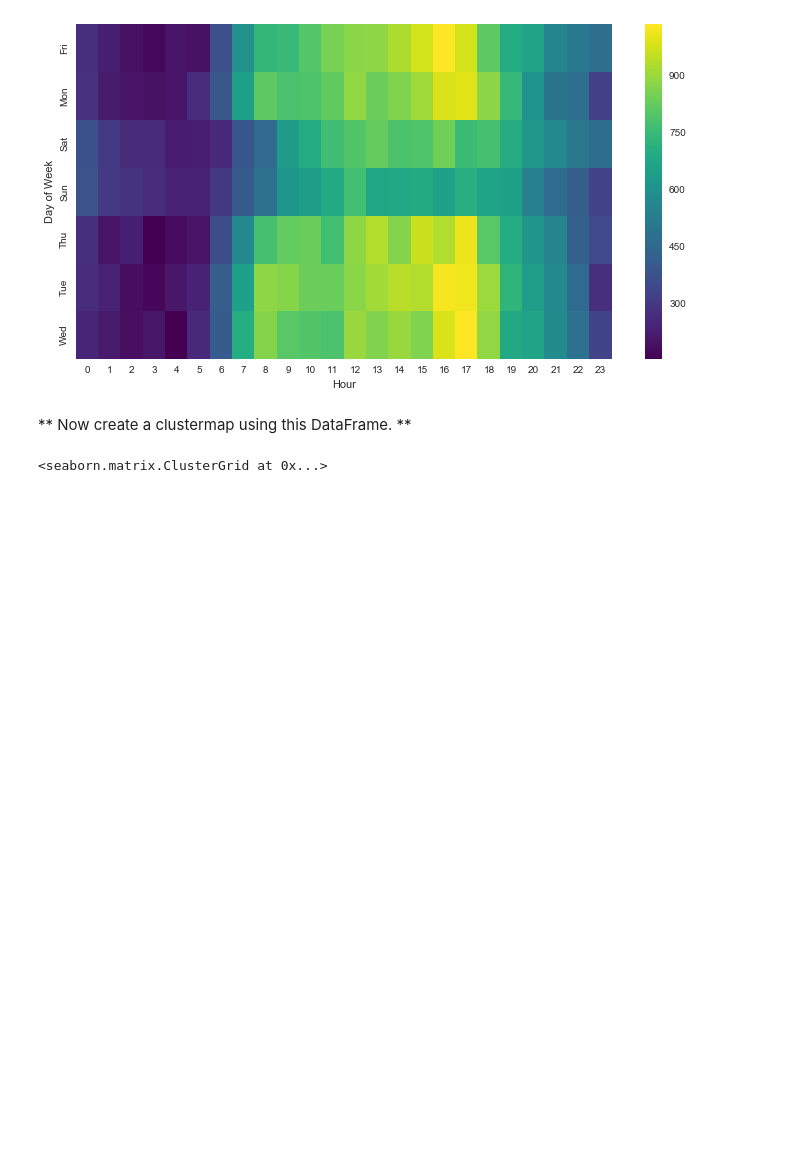
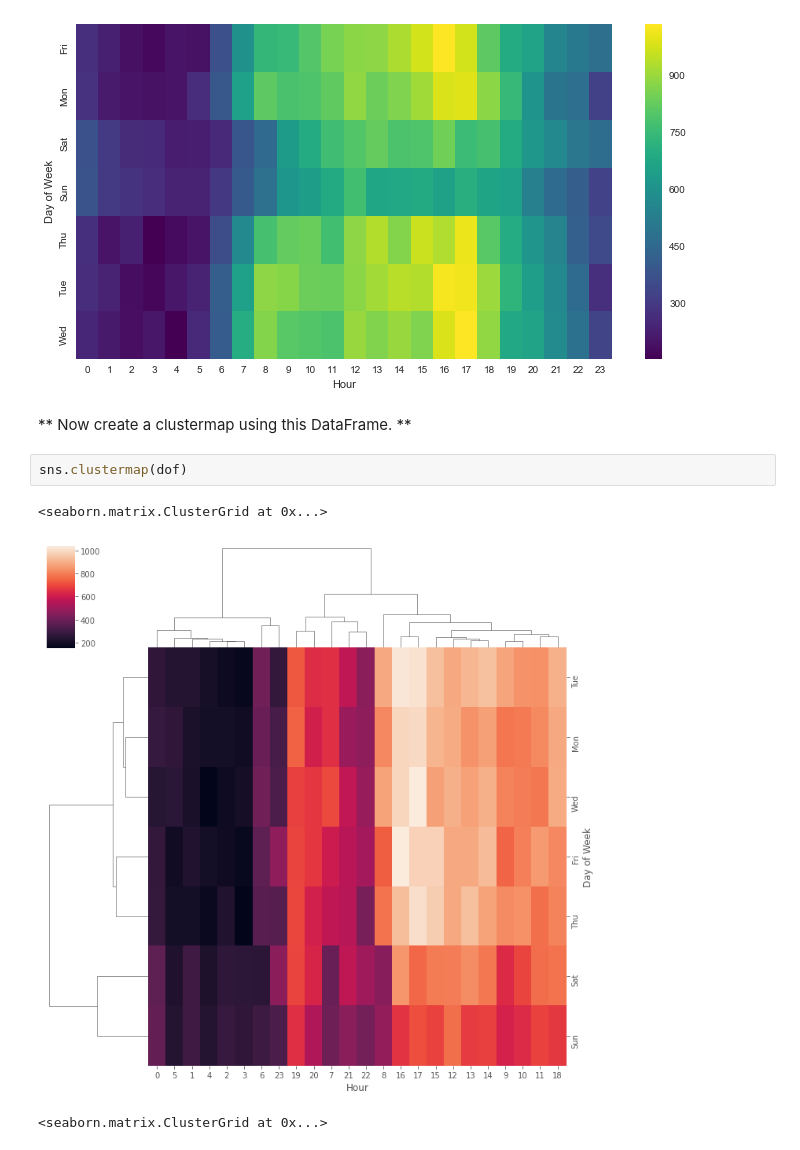
Before and after one commit to tamerhaddadin/Data_bootcamp, a Jupyter notebook: 01-911 Calls Data Capstone Project.ipynb, the cells around one changed output. Drawn from its saved outputs; the diff is of its cells as text; blank space fills up the shorter version.

```diff
--- a/01-911 Calls Data Capstone Project.ipynb
+++ b/01-911 Calls Data Capstone Project.ipynb
@@ -397,6 +349,11 @@ ____
 [figure]
 # %% [markdown]
 ** Now create a clustermap using this DataFrame. **
+# %%
+sns.clustermap(dof)
+# %% [output]
+<seaborn.matrix.ClusterGrid at 0x...>
+[figure, added]
 # %%
 # %% [output]
 <seaborn.matrix.ClusterGrid at 0x...>
```
Also changed, not shown: parts of 23 cells of this notebook.
